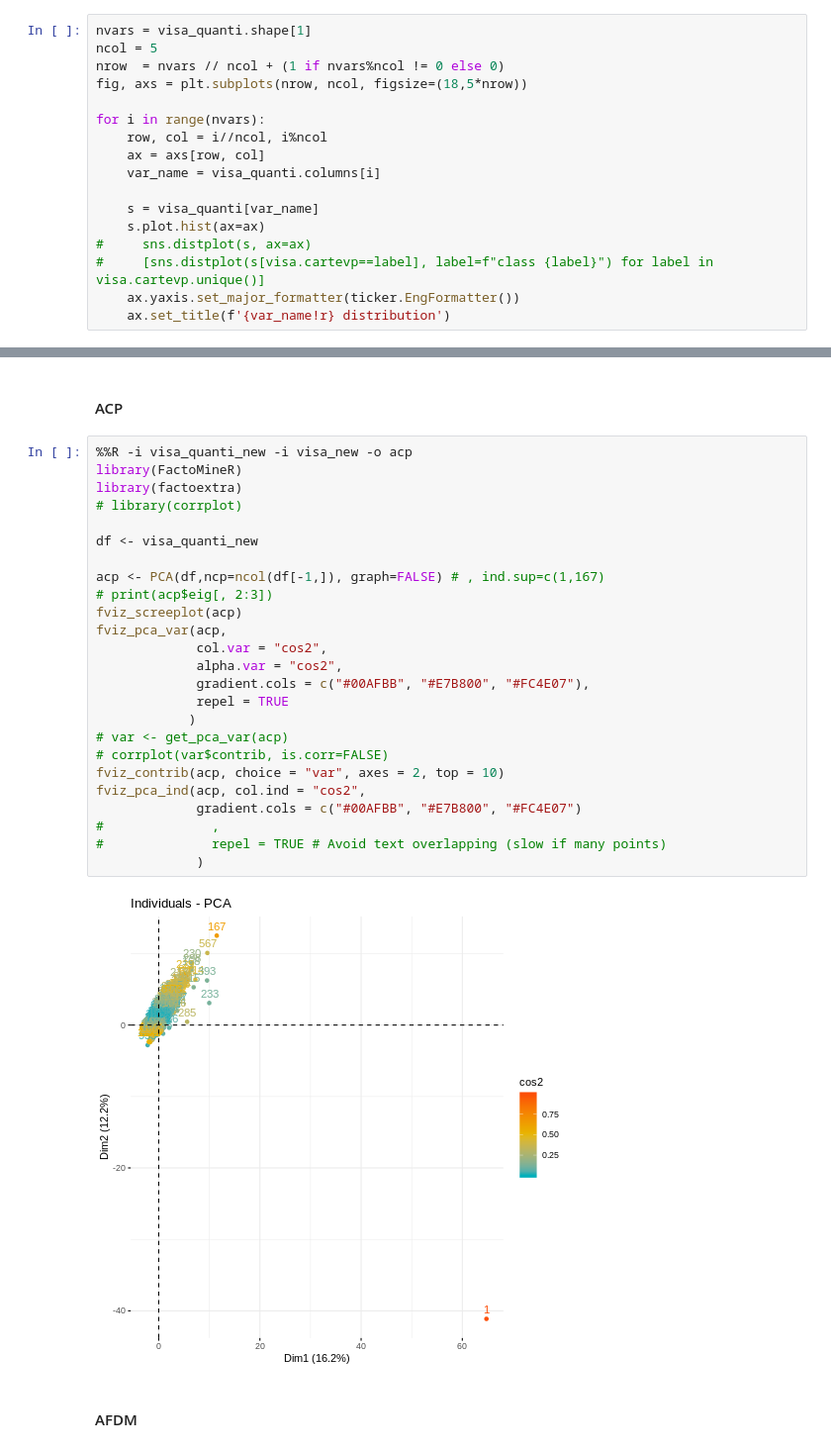
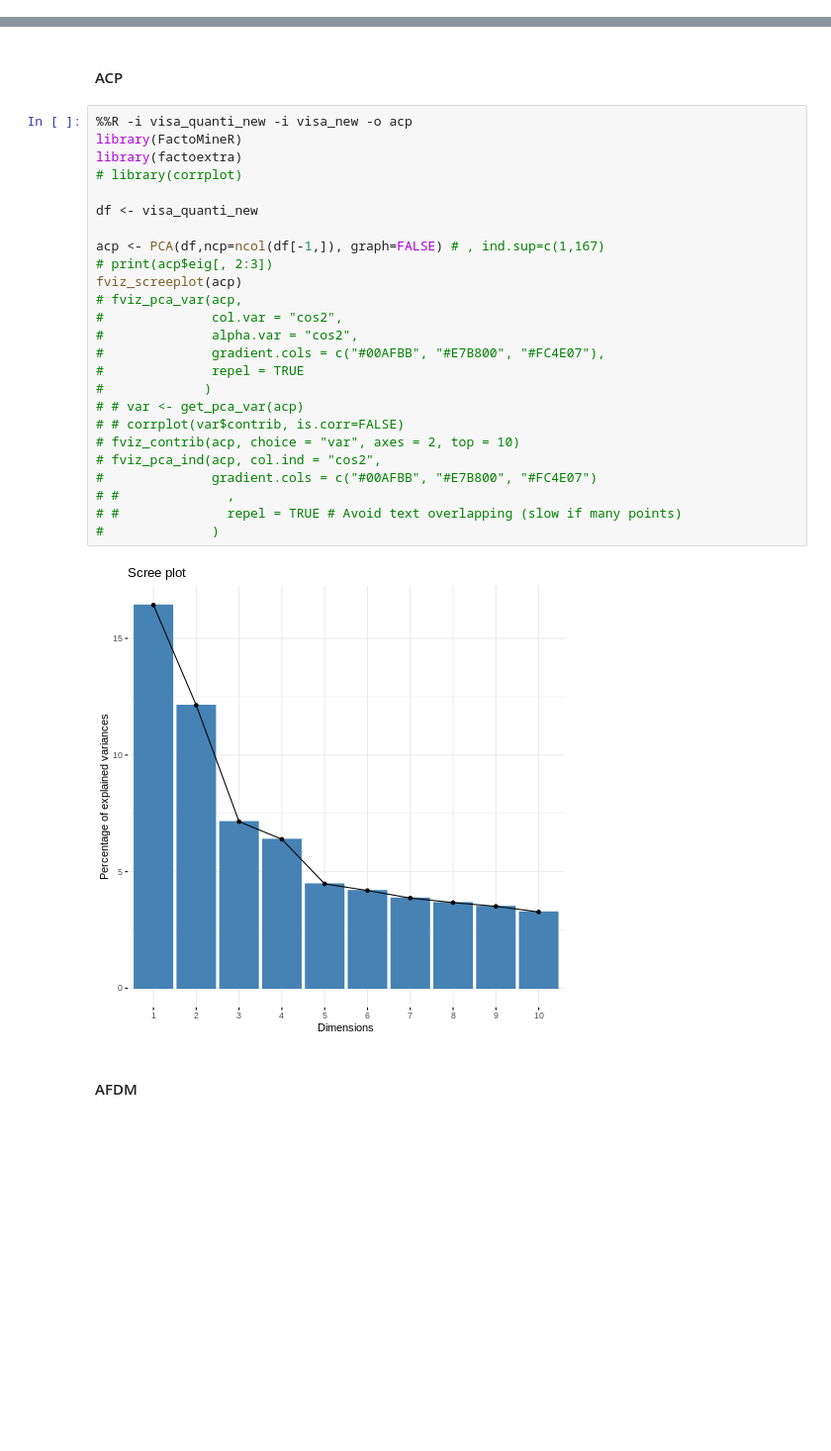
Before and after one commit to mahdiou-diallo/Projet_AppSup, a Jupyter notebook: src/visa.ipynb, the cells around one changed output, grey strips where cells are left out. Shown at 99% size. Drawn from its saved outputs; the diff is of its cells as text; blank space fills up the shorter version.

```diff
--- a/src/visa.ipynb
+++ b/src/visa.ipynb
@@ -213,17 +228,0 @@ for i in range(nvars):
-# %%
-nvars = visa_quanti.shape[1]
-ncol = 5
-nrow  = nvars // ncol + (1 if nvars%ncol != 0 else 0)
-fig, axs = plt.subplots(nrow, ncol, figsize=(18,5*nrow))
-
-for i in range(nvars):
-    row, col = i//ncol, i%ncol
-    ax = axs[row, col]
-    var_name = visa_quanti.columns[i]
-
-    s = visa_quanti[var_name]
-    s.plot.hist(ax=ax)
-#     sns.distplot(s, ax=ax)
-#     [sns.distplot(s[visa.cartevp==label], label=f"class {label}") for label in visa.cartevp.unique()]
-    ax.yaxis.set_major_formatter(ticker.EngFormatter())
-    ax.set_title(f'{var_name!r} distribution')
@@ -369,30 +362,30 @@ visa_new = pd.concat([visa_quanti_new, visa_quali_new, visa.cartevp], axis=1)
 # %%
 %%R -i visa_quanti_new -i visa_new -o acp
 library(FactoMineR)
 library(factoextra)
 # library(corrplot)
 
 df <- visa_quanti_new
 
 acp <- PCA(df,ncp=ncol(df[-1,]), graph=FALSE) # , ind.sup=c(1,167)
 # print(acp$eig[, 2:3])
 fviz_screeplot(acp)
-fviz_pca_var(acp,
-             col.var = "cos2",
-             alpha.var = "cos2",
-             gradient.cols = c("#00AFBB", "#E7B800", "#FC4E07"),
-             repel = TRUE
-            )
-# var <- get_pca_var(acp)
-# corrplot(var$contrib, is.corr=FALSE)
-fviz_contrib(acp, choice = "var", axes = 2, top = 10)
-fviz_pca_ind(acp, col.ind = "cos2",
-             gradient.cols = c("#00AFBB", "#E7B800", "#FC4E07")
-#              ,
-#              repel = TRUE # Avoid text overlapping (slow if many points)
-             )
+# fviz_pca_var(acp,
+#              col.var = "cos2",
+#              alpha.var = "cos2",
+#              gradient.cols = c("#00AFBB", "#E7B800", "#FC4E07"),
+#              repel = TRUE
+#             )
+# # var <- get_pca_var(acp)
+# # corrplot(var$contrib, is.corr=FALSE)
+# fviz_contrib(acp, choice = "var", axes = 2, top = 10)
+# fviz_pca_ind(acp, col.ind = "cos2",
+#              gradient.cols = c("#00AFBB", "#E7B800", "#FC4E07")
+# #              ,
+# #              repel = TRUE # Avoid text overlapping (slow if many points)
+#              )
 # %% [output]
-[figure, old version]
+[figure, new version]
 # %% [markdown]
 #### AFDM
 # %%
```
Also changed, not shown: parts of 52 cells of this notebook.
